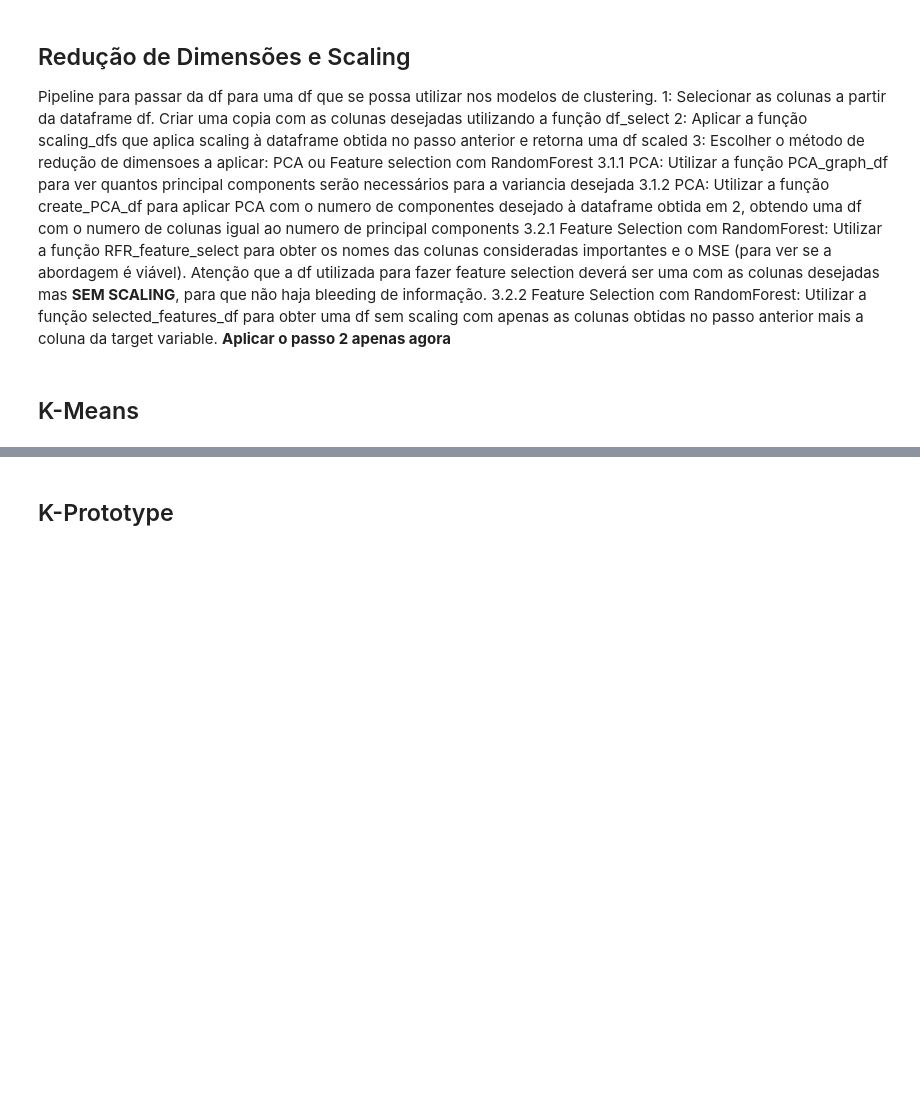
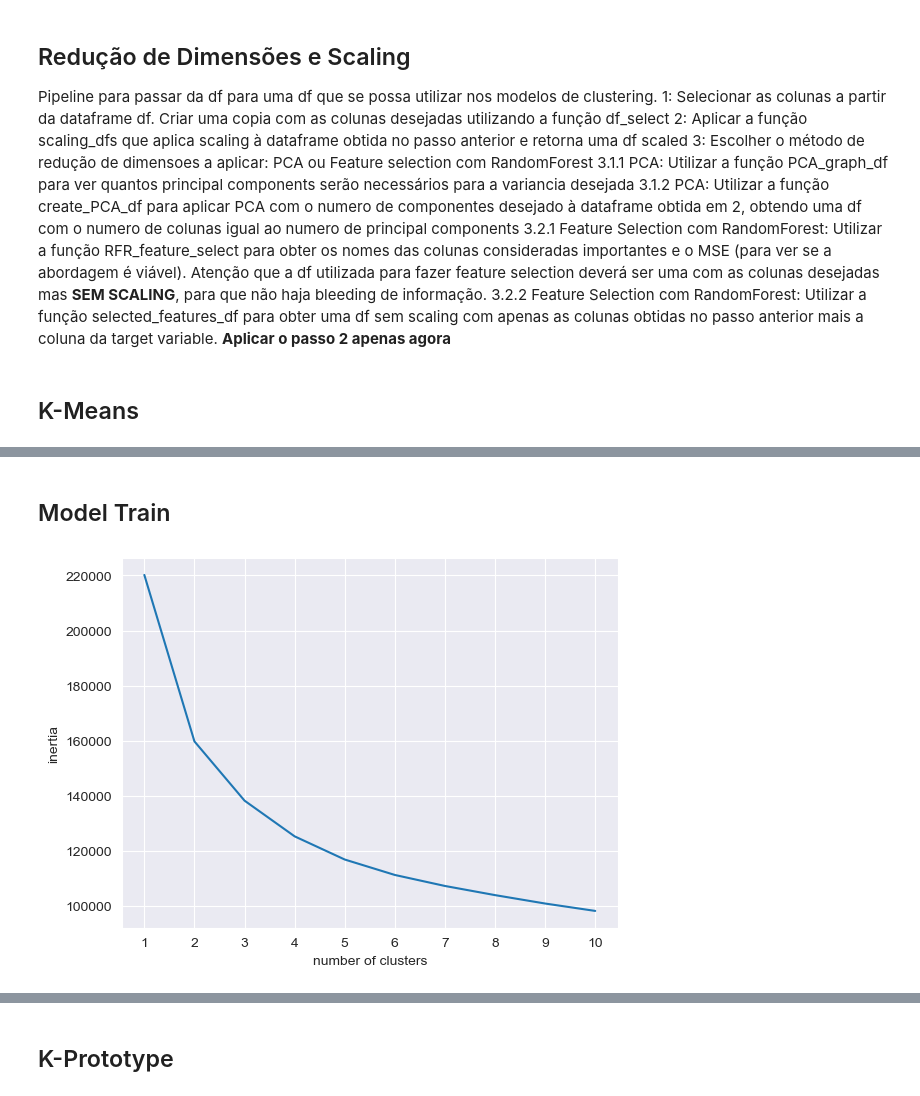
Before and after one commit to MikeOlhao/DSML_projeto, a Jupyter notebook: DSML_202223_Clusters_Group09_Notebook_semgraficos.ipynb, the cells around one changed output, grey strips where cells are left out. Saved outputs shown, nothing was run; the diff lists cells and outputs as text; code cells hidden in the pictures; blank space fills up the shorter version.

Commit message:
initial kmeans merge

```diff
--- a/DSML_202223_Clusters_Group09_Notebook_semgraficos.ipynb
+++ b/DSML_202223_Clusters_Group09_Notebook_semgraficos.ipynb
@@ -476,0 +518,21 @@ def sumsquares_nclusters(model_type,  dimensioned_df: pd.DataFrame, cluster_rang
+# %%
+scaler = StandardScaler()
+df_train = pd.DataFrame(scaler.fit_transform(df_train))
+# %%
+from sklearn.decomposition import PCA
+
+pca = PCA()
+df_train2 = df_train.copy()
+pca.fit(df_train2)
+var = pca.explained_variance_ratio_
+var1 = np.cumsum(np.round(pca.explained_variance_ratio_, decimals=4) * 100)
+plt.title("PCA Variance against num of Componmnets")
+plt.ylabel("Variance %")
+plt.xlabel("Number of componments")
+l = plt.axhline(80, color="red")
+# %%
+plt.plot(var1)
+plt.grid()
+pca = PCA(n_components=10)
+pca_train = pca.fit_transform(df_train2)
+pca_train
@@ -476,0 +541,24 @@ def sumsquares_nclusters(model_type,  dimensioned_df: pd.DataFrame, cluster_rang
+# %% [markdown]
+## Model Train
+# %%
+ks = range(1,11)
+inertias = []
+
+
+for k in ks:
+    model = KMeans(n_clusters = k).fit(pca_train)
+    inertias.append(model.inertia_)
+# %%
+# Plot ks (x-axis) vs inertias (y-axis) using plt.plot().
+plt.plot(ks, inertias)
+
+# define the label for the x axis as 'number of clusters' using matplotlib.pyplot.xlabel
+plt.xlabel('number of clusters')
+# define the label for the y axis as 'inertia' using matplotlib.pyplot.ylabel
+plt.ylabel('inertia')
+# define the ticks on the x axis using the values of ks
+plt.xticks(ks)
+# call plt.show()
+plt.show()
+# %% [output]
+[figure, added]
```
Also changed, not shown: parts of 24 cells of this notebook.
